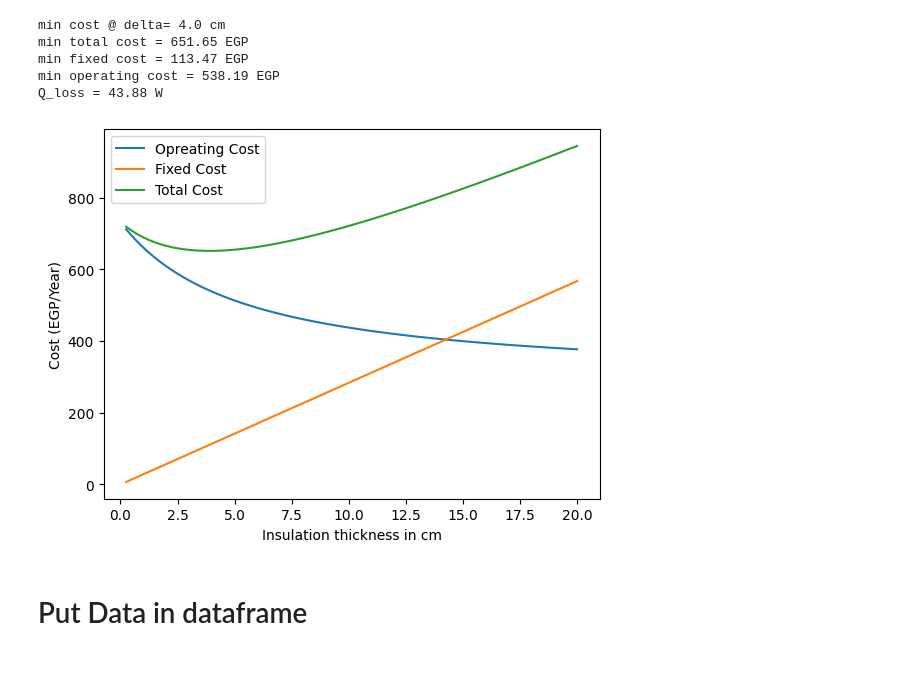
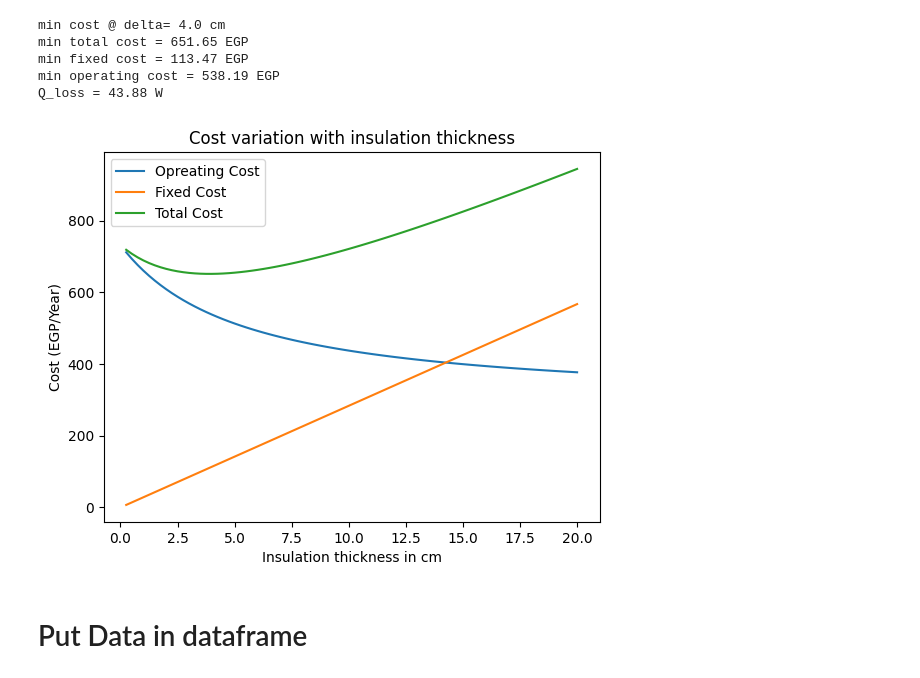
Before and after one commit to fadygamil12/Solar-Heater, a Jupyter notebook: Tank.ipynb, the cells around one changed output. Cells and saved outputs as stored; diff of their text form; code cells hidden in the pictures.

```diff
--- a/Tank.ipynb
+++ b/Tank.ipynb
@@ -335,13 +335,14 @@ Q_loss = 43.88 W
 # %%
 plt.plot(np.arange(delta_step,max_delta+delta_step,delta_step), co_l)
 plt.plot(np.arange(delta_step,max_delta+delta_step,delta_step), cf_l)
 plt.plot(np.arange(delta_step,max_delta+delta_step,delta_step), ct_l)
 plt.xlabel("Insulation thickness in cm")
 plt.ylabel("Cost (EGP/Year)")
 plt.legend(["Opreating Cost", "Fixed Cost", "Total Cost"])
+plt.title("Cost variation with insulation thickness")
 plt.show()
 # %% [output]
-[figure, old version]
+[figure, new version]
 # %% [markdown]
 # Put Data in dataframe
 # %%
```
